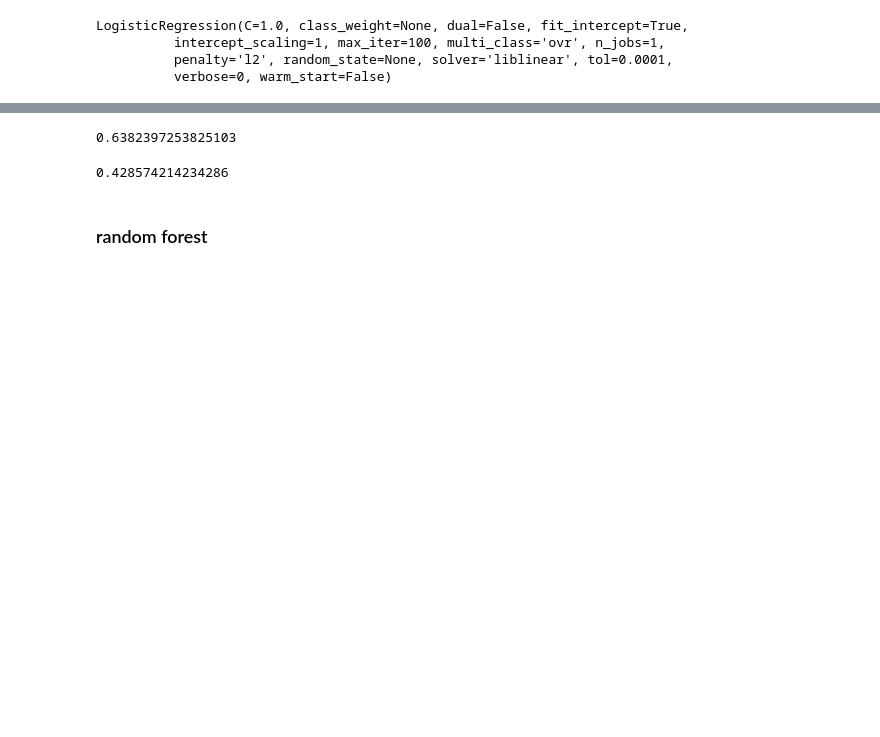
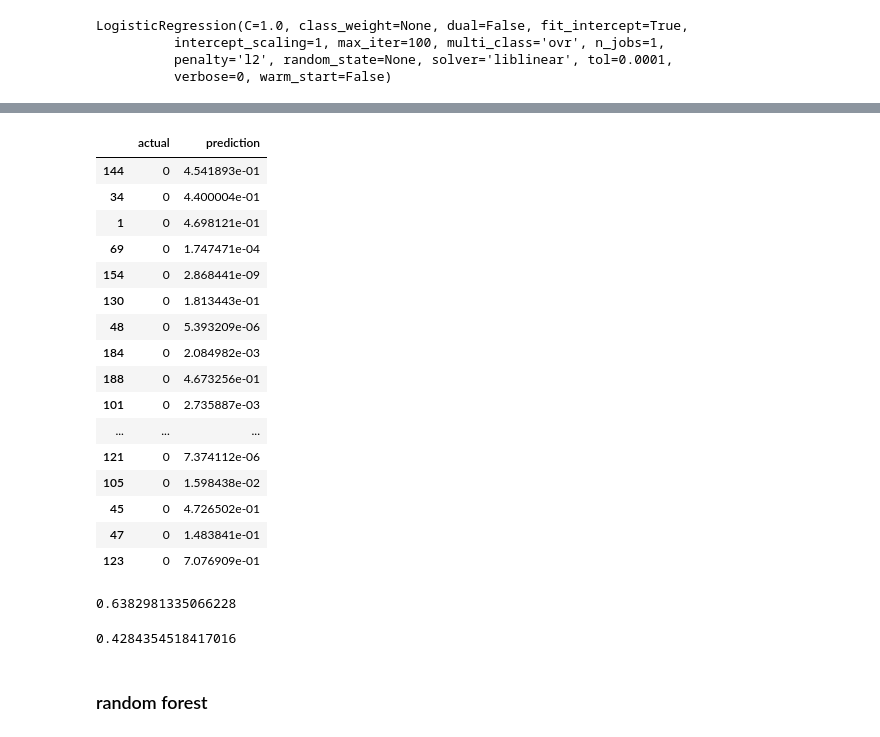
Before and after one commit to liyingli0818/instagram_account_type_predictor, a Jupyter notebook: Baseline_model.ipynb, the cells around one changed output, grey strips where cells are left out. Cells and saved outputs as stored; diff of their text form; code cells hidden in the pictures; blank space fills up the shorter version.

```diff
--- a/Baseline_model.ipynb
+++ b/Baseline_model.ipynb
@@ -111,4 +106,4 @@ LogisticRegression(C=1.0, class_weight=None, dual=False, fit_intercept=True,
           penalty='l2', random_state=None, solver='liblinear', tol=0.0001,
           verbose=0, warm_start=False)
 # %%
-y_pred = model.predict_proba(X_test)[:,1]
+y_pred_logistic = model_logistic.predict_proba(X_test)[:,1]
@@ -153 +126,25 @@ y_test_pred[y_test_pred['actual']== 0]
+# %%
+y_test_pred = pd.DataFrame({'actual':y_test,'prediction':y_pred_logistic})
+
+# 'actual' == 0 means the account is actually not a business account, but y_pred high means
+# they are predicted to have high probability to be a business account
+y_test_pred[y_test_pred['actual']== 0]
+# %% [output]
+|  | actual | prediction |
+| 144 | 0 | 4.541893e-01 |
+| 34 | 0 | 4.400004e-01 |
+| 1 | 0 | 4.698121e-01 |
+| 69 | 0 | 1.747471e-04 |
+| 154 | 0 | 2.868441e-09 |
+| 130 | 0 | 1.813443e-01 |
+| 48 | 0 | 5.393209e-06 |
+| 184 | 0 | 2.084982e-03 |
+| 188 | 0 | 4.673256e-01 |
+| 101 | 0 | 2.735887e-03 |
+| ... | ... | ... |
+| 121 | 0 | 7.374112e-06 |
+| 105 | 0 | 1.598438e-02 |
+| 45 | 0 | 4.726502e-01 |
+| 47 | 0 | 1.483841e-01 |
+| 123 | 0 | 7.076909e-01 |
 # %%
@@ -155,12 +152,12 @@ log_loss1 = log_loss(y_test, y_pred)
-# %%
-log_loss1
-# %% [output]
-0.6382397253825103
+# %%
+log_loss_logistic
+# %% [output]
+0.6382981335066228
 # %%
-cv_logloss = -cross_val_score(model, X, y, scoring = 'neg_log_loss', cv = 10).mean()
+cv_logloss = -cross_val_score(model_logistic, X, y, scoring = 'neg_log_loss', cv = 10).mean()
 cv_logloss
 # %% [output]
-0.428574214234286
+0.4284354518417016
 # %% [markdown]
 ### random forest
 # %%
```
Also changed, not shown: parts of 73 cells of this notebook, 3 other files.
